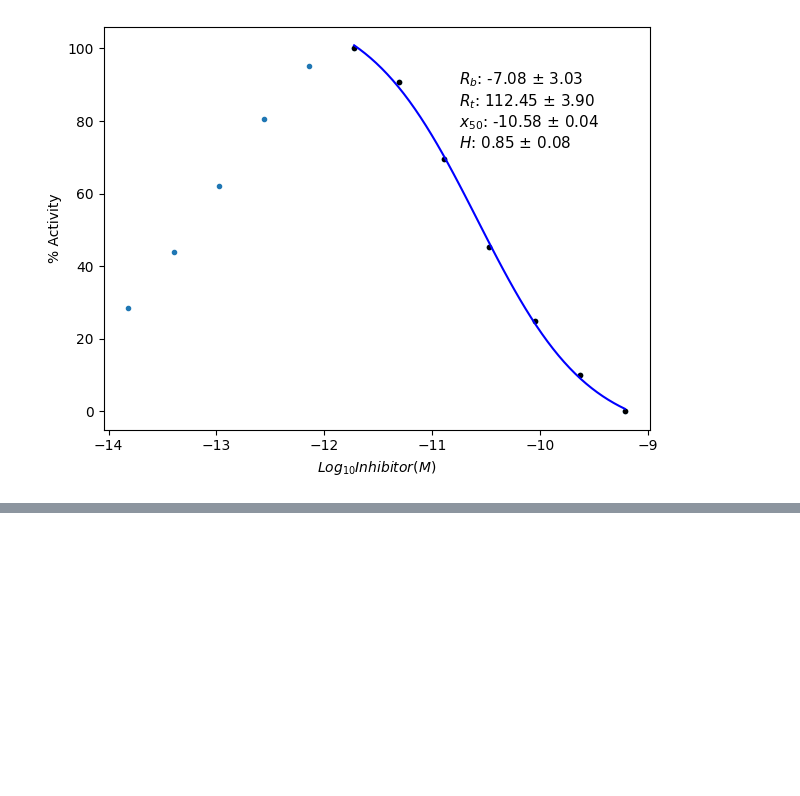
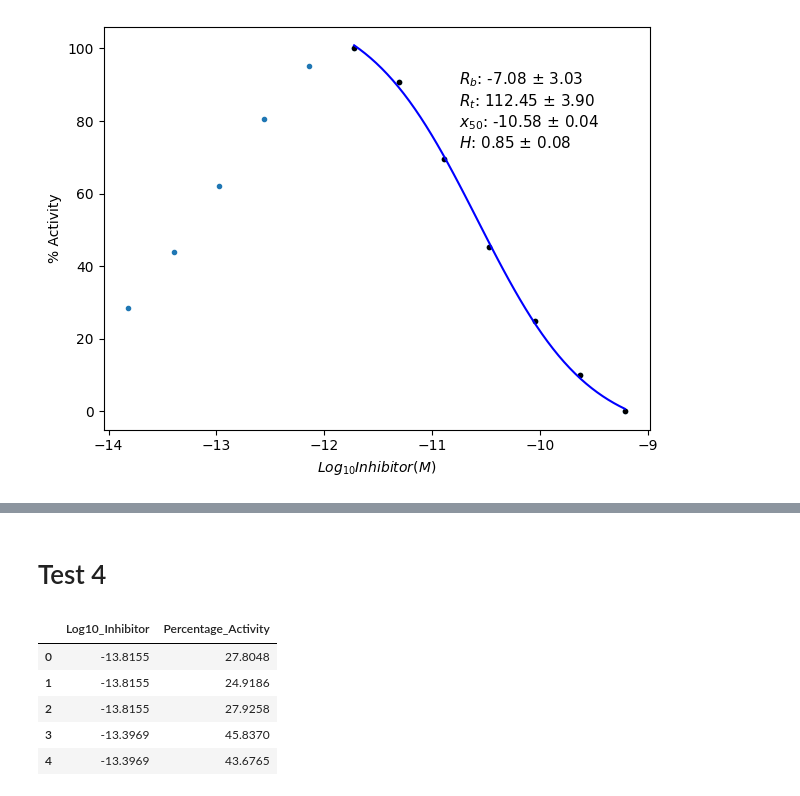
Before and after one commit to vanngocthuyla/kinetic_mpro, a Jupyter notebook: biphasic_curve/20230531_Estimation_Half_Curve.ipynb, the cells around one changed output, grey strips where cells are left out. Drawn from its saved outputs; the diff is of its cells as text; code cells hidden in the pictures; blank space fills up the shorter version.

```diff
--- a/biphasic_curve/20230531_Estimation_Half_Curve.ipynb
+++ b/biphasic_curve/20230531_Estimation_Half_Curve.ipynb
@@ -296,0 +329,15 @@ outfile = "/content/drive/MyDrive/MoonShot/dimer/output/curve.png"
+# %% [markdown]
+# Test 4
+# %%
+file_name = "/content/drive/MyDrive/MoonShot/dimer/input/Input_Curve_3_rep.csv"
+
+# Read the CSV file
+data = pd.read_csv(file_name)
+data.head()
+# %% [output]
+|  | Log10_Inhibitor | Percentage_Activity |
+| 0 | -13.8155 | 27.8048 |
+| 1 | -13.8155 | 24.9186 |
+| 2 | -13.8155 | 27.9258 |
+| 3 | -13.3969 | 45.8370 |
+| 4 | -13.3969 | 43.6765 |
```
Also changed, not shown: parts of 12 cells of this notebook, 2 other files.
